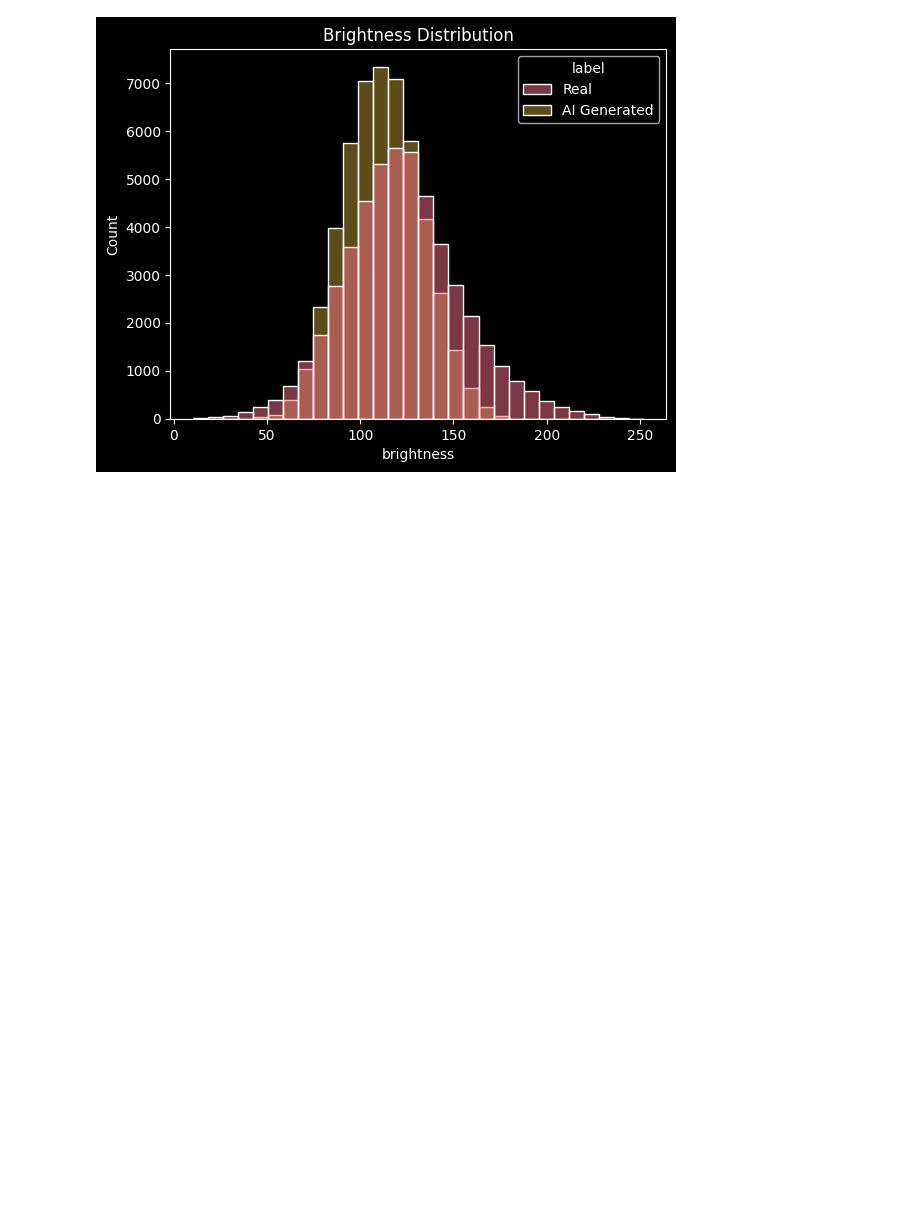
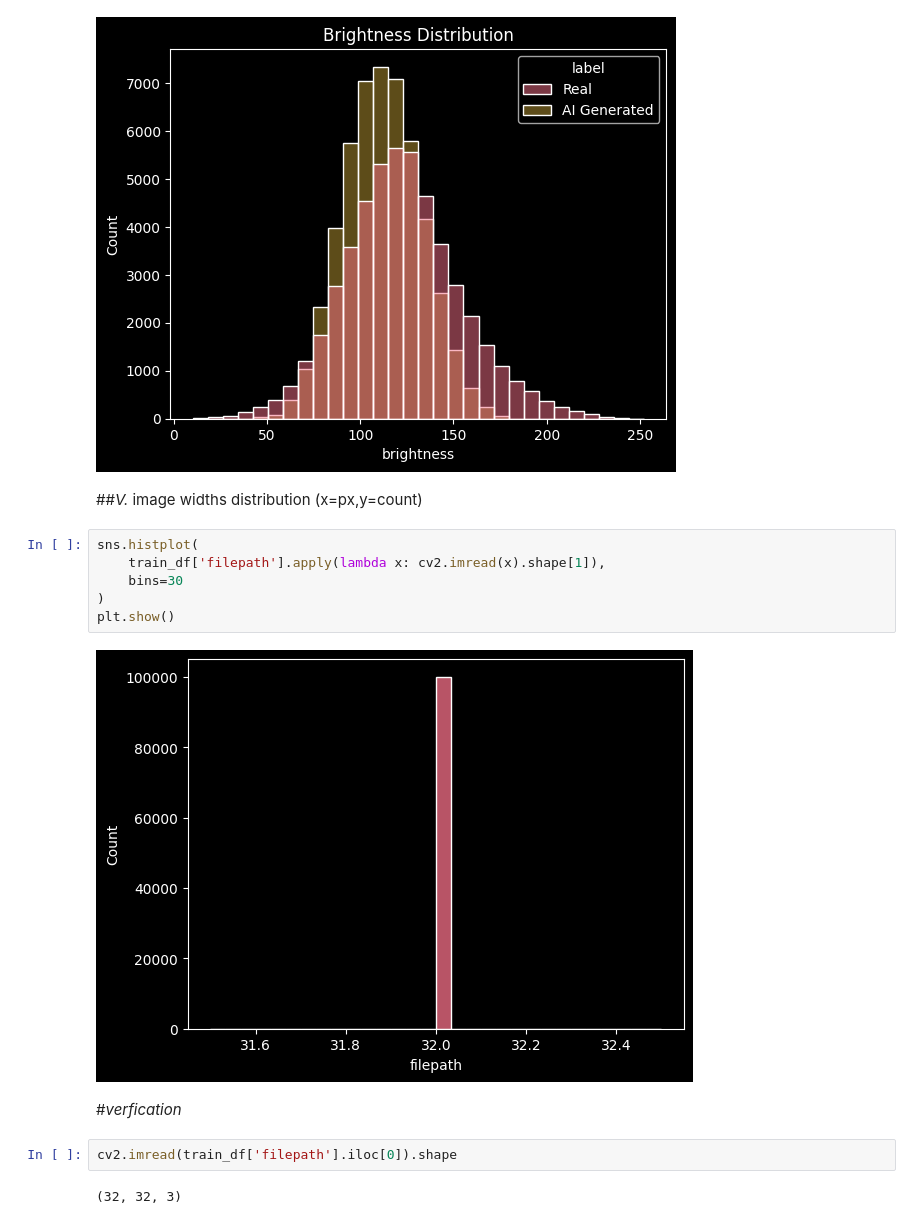
Before and after one commit to late-cat/First-Colab, a Jupyter notebook: Untitled2.ipynb, the cells around one changed output. Cells and saved outputs as stored; diff of their text form; blank space fills up the shorter version.

```diff
--- a/Untitled2.ipynb
+++ b/Untitled2.ipynb
@@ -141,3 +141,19 @@ plt.title("Brightness Distribution")
 plt.show()
 # %% [output]
 [figure]
+# %% [markdown]
+##*V.* image widths distribution (x=px,y=count)
+# %%
+sns.histplot(
+    train_df['filepath'].apply(lambda x: cv2.imread(x).shape[1]),
+    bins=30
+)
+plt.show()
+# %% [output]
+[figure, added]
+# %% [markdown]
+#*verfication*
+# %%
+cv2.imread(train_df['filepath'].iloc[0]).shape
+# %% [output]
+(32, 32, 3)
```
Also changed, not shown: parts of 2 cells of this notebook.
